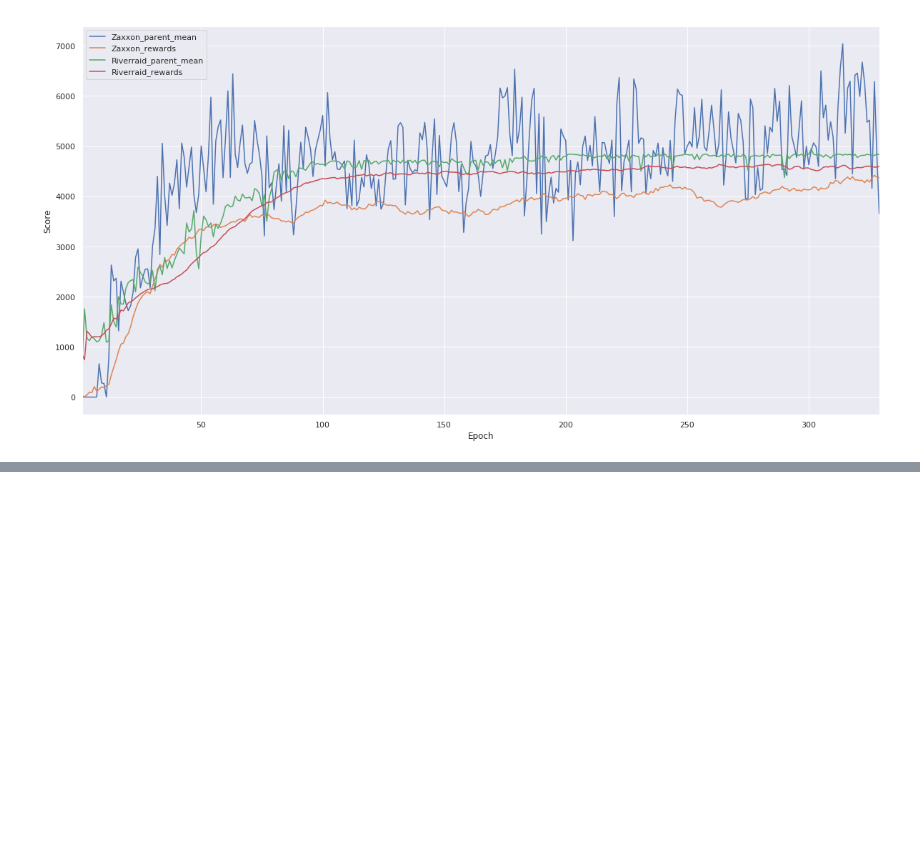
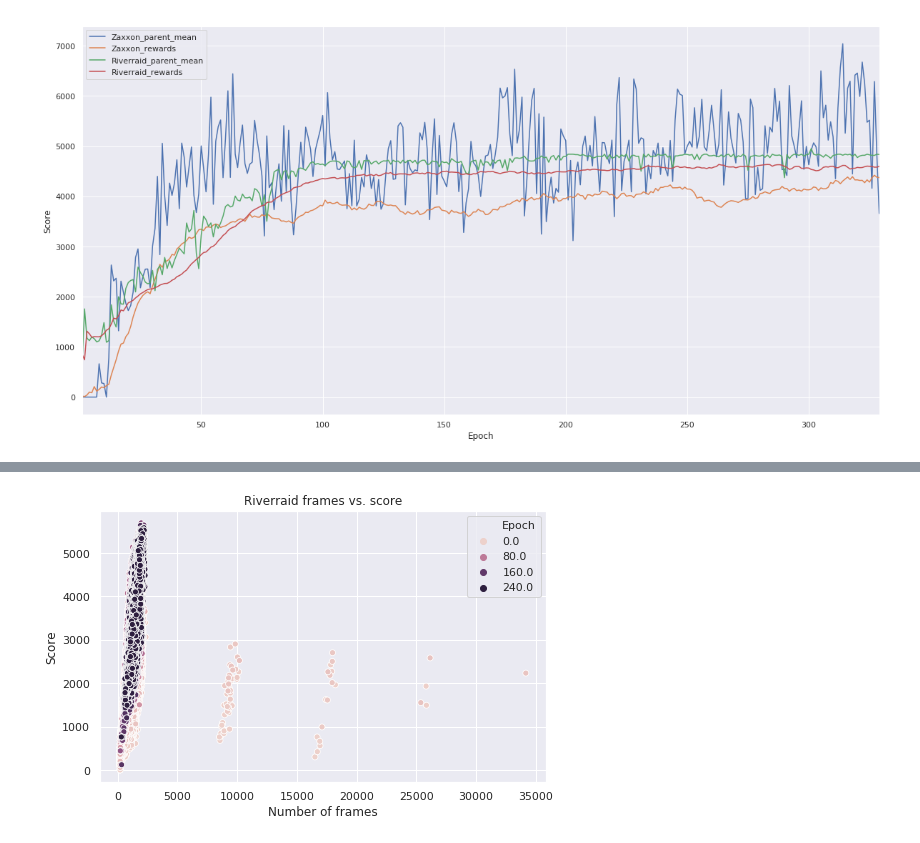
Before and after one commit to deyandyankov/research.mtne, a Jupyter notebook: gpu_implementation/analysis/IJCNN2020.ipynb, the cells around one changed output, grey strips where cells are left out. Saved outputs shown, nothing was run; the diff lists cells and outputs as text; code cells hidden in the pictures; blank space fills up the shorter version.

```diff
--- a/gpu_implementation/analysis/IJCNN2020.ipynb
+++ b/gpu_implementation/analysis/IJCNN2020.ipynb
@@ -54,3 +60,6 @@ ijcnn_plots.frames_vs_score(e['MT'], 1, iterations=200)
 # %%
-ijcnn_plots.frames_vs_score(e['MT50k'], 1, iterations=200)
+p = ijcnn_plots.frames_vs_score(e['MT50k'], 1, iterations=200)
+ijcnn_plots.save_plot(p, 'frames_vs_score_mt50k_game1')
+# %% [output]
+[figure, added]
 # %%
```
Also changed, not shown: parts of 9 cells of this notebook, 4 other files.
